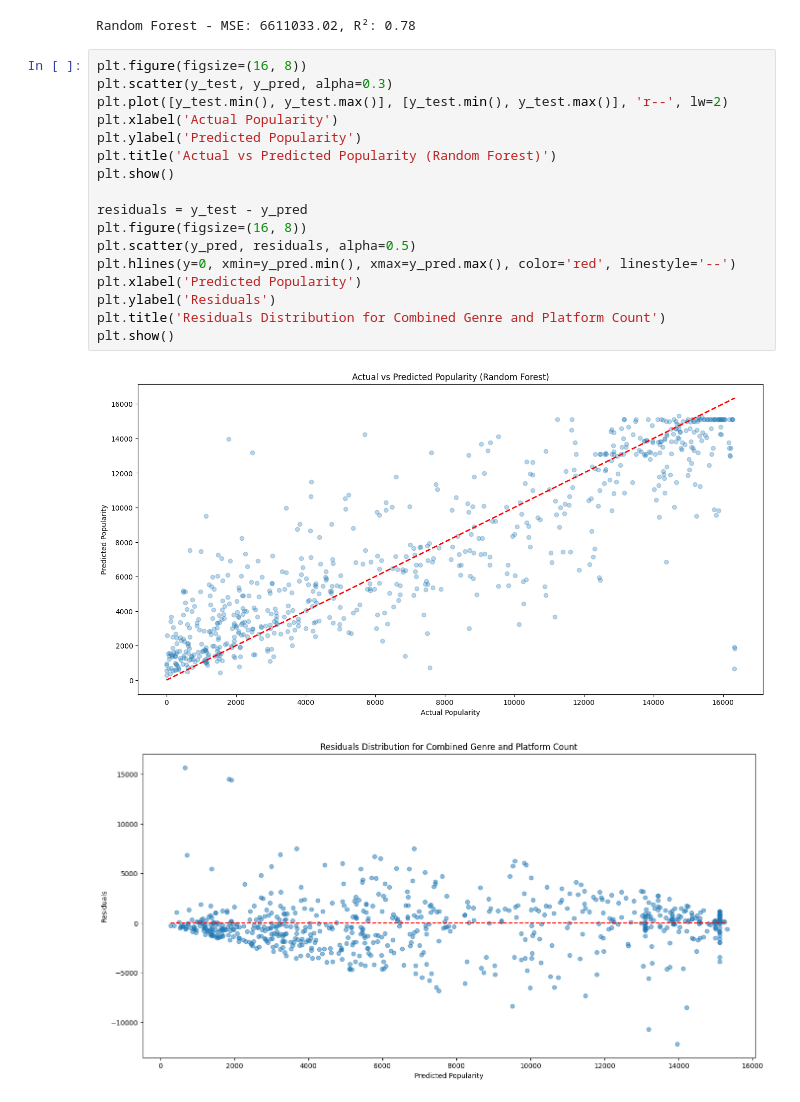
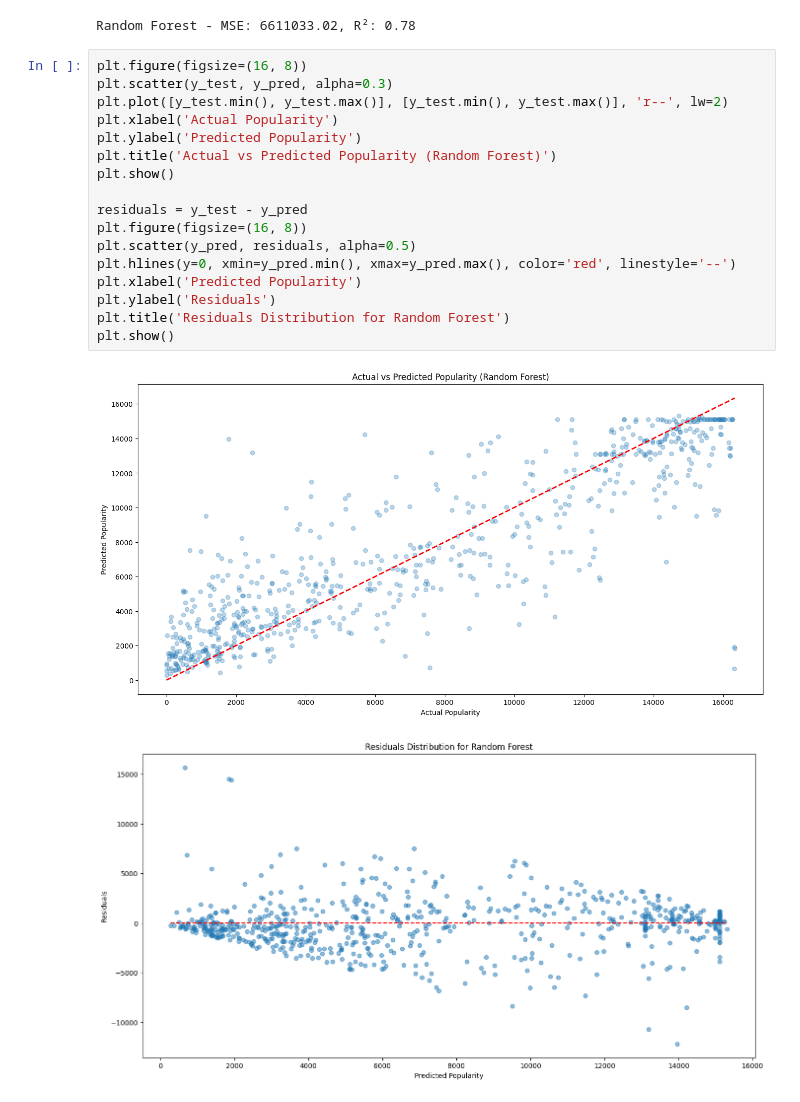
Before and after one commit to tobiasseck/anime-data-analytics-project, a Jupyter notebook: predictive/random-forest.ipynb, the cells around one changed output. Drawn from its saved outputs; the diff is of its cells as text.

```diff
--- a/predictive/random-forest.ipynb
+++ b/predictive/random-forest.ipynb
@@ -94,20 +94,20 @@ Random Forest - MSE: 6611033.02, R²: 0.78
 # %%
 plt.figure(figsize=(16, 8))
 plt.scatter(y_test, y_pred, alpha=0.3)
 plt.plot([y_test.min(), y_test.max()], [y_test.min(), y_test.max()], 'r--', lw=2)
 plt.xlabel('Actual Popularity')
 plt.ylabel('Predicted Popularity')
 plt.title('Actual vs Predicted Popularity (Random Forest)')
 plt.show()
 
 residuals = y_test - y_pred
 plt.figure(figsize=(16, 8))
 plt.scatter(y_pred, residuals, alpha=0.5)
 plt.hlines(y=0, xmin=y_pred.min(), xmax=y_pred.max(), color='red', linestyle='--')
 plt.xlabel('Predicted Popularity')
 plt.ylabel('Residuals')
-plt.title('Residuals Distribution for Combined Genre and Platform Count')
+plt.title('Residuals Distribution for Random Forest')
 plt.show()
 # %% [output]
 [figure]
-[figure, old version]
+[figure, new version]
```
Also changed, not shown: 1 other file.
